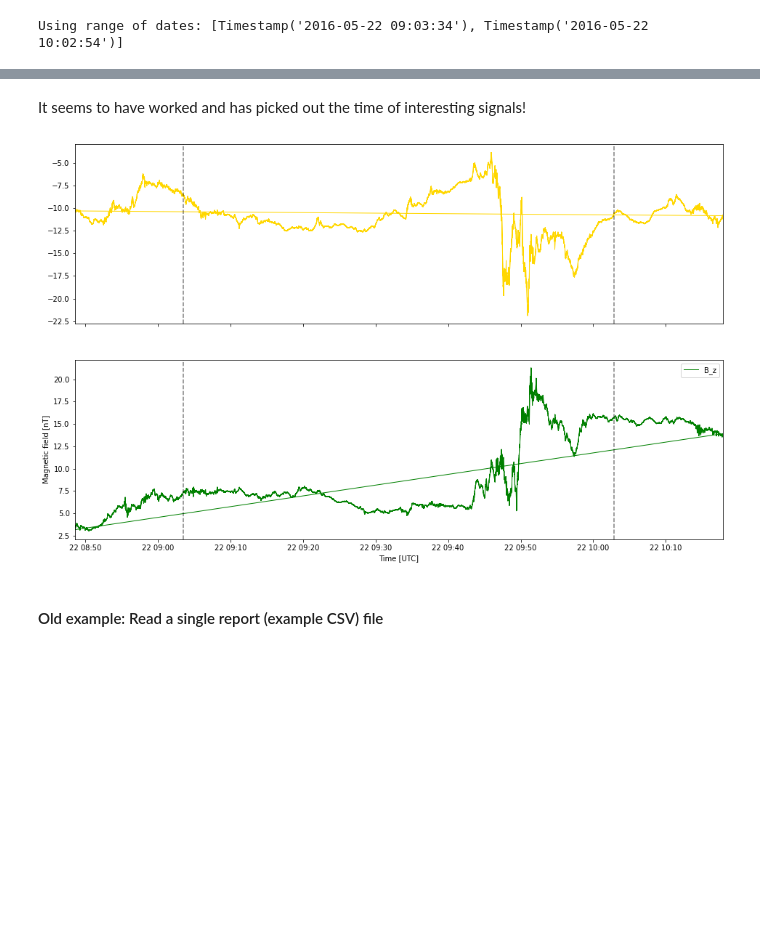
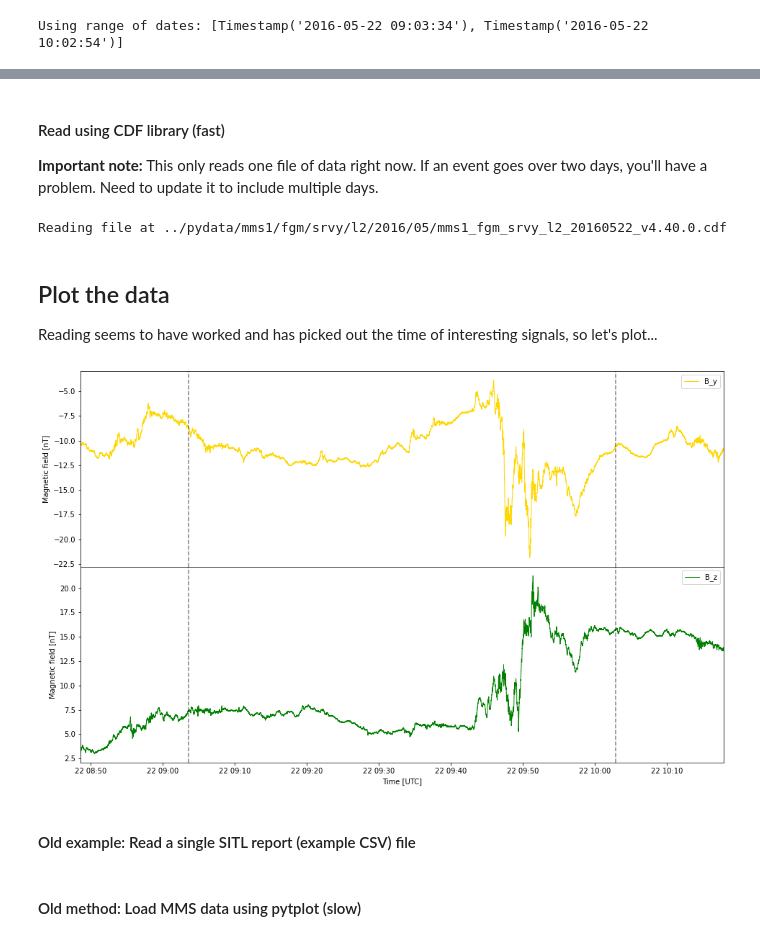
Before and after one commit to heliohackweek/mms_data_hunt, a Jupyter notebook: memes/example_sitl_read.ipynb, the cells around one changed output, grey strips where cells are left out. Saved outputs shown, nothing was run; the diff lists cells and outputs as text; code cells hidden in the pictures; blank space fills up the shorter version.

Commit message:
Changed MMS data read to CDFLIB rather than pytplot, goes much faster. Corrected errors in plot.

```diff
--- a/memes/example_sitl_read.ipynb
+++ b/memes/example_sitl_read.ipynb
@@ -175,26 +141,69 @@ inds = np.where(np.logical_and(t_utc > plt_tlims[0], t_utc < plt_tlims[1]))
+# %% [markdown]
+#### Read using CDF library (fast)
+
+**Important note:** This only reads one file of data right now. If an event goes over two days, you'll have a problem. Need to update it to include multiple days.
+# %%
+import cdflib
+
+local_data_dir = '../pydata'
+year_event, month_event = starttime.strftime('%Y'), starttime.strftime('%m')
+str_date_event = starttime.strftime('%Y%m%d')
+cdf_path = os.path.join(local_data_dir, 'mms1', 'fgm', 'srvy', 'l2', year_event, month_event,
+                        'mms1_fgm_srvy_l2_{}_v4.40.0.cdf'.format(str_date_event))
+print("Reading file at", cdf_path)
+
+if not os.path.exists(cdf_path):
+    raise Exception("File does not exist! Make sure to download it using the block above before continuing.")
+# %% [output]
+Reading file at ../pydata/mms1/fgm/srvy/l2/2016/05/mms1_fgm_srvy_l2_20160522_v4.40.0.cdf
+# %%
+# Read file:
+mms_data = cdflib.CDF(cdf_path)
+# Print CDF info, including variables:
+#mms_data.cdf_info()
+# %%
+mag_data = mms_data.varget('mms1_fgm_b_gsm_srvy_l2')
+
+# Extract data:
+B_x = mag_data[:,0]
+B_y = mag_data[:,1]
+B_z = mag_data[:,2]
+Bt = mag_data[:,3]
+
+t_utc = np.array([dt.datetime.utcfromtimestamp(x) for x in cdflib.cdfepoch.unixtime(mms_data['Epoch'][...])])
 # %% [markdown]
-It seems to have worked and has picked out the time of interesting signals!
+## Plot the data
+
+Reading seems to have worked and has picked out the time of interesting signals, so let's plot...
 # %%
+# convert to datetime axis
+plt_tlims = (starttime - dt.timedelta(minutes=15),
+             endtime + dt.timedelta(minutes=15))
+inds = np.where(np.logical_and(t_utc > plt_tlims[0], t_utc < plt_tlims[1]))
+
 #----------------------------------------------------------------------
 # plotting below
 #----------------------------------------------------------------------
 
 fig, (ax1, ax2) = plt.subplots(2, 1, figsize=(16,10), sharex=True)
 ax1.plot_date(t_utc[inds], B_y[inds], '-', lw=1, c='gold', label='B_y')
 ax2.plot_date(t_utc[inds], B_z[inds], '-', lw=1, c='green', label='B_z')
 ax1.axvline(test_event['Starttime'], ls='--', c='k', alpha=0.5)
 ax1.axvline(test_event['Endtime'], ls='--', c='k', alpha=0.5)
 ax2.axvline(test_event['Starttime'], ls='--', c='k', alpha=0.5)
 ax2.axvline(test_event['Endtime'], ls='--', c='k', alpha=0.5)
 ax2.set_xlim(plt_tlims)
+ax1.set_ylabel("Magnetic field [nT]")
 ax2.set_ylabel("Magnetic field [nT]")
 ax2.set_xlabel("Time [UTC]")
-plt.legend()
+ax1.legend()
+ax2.legend()
+plt.subplots_adjust(hspace=0.)
 plt.show()
 # %% [output]
-[figure, old version]
+[figure, new version]
 # %% [markdown]
-#### Old example: Read a single report (example CSV) file
+#### Old example: Read a single SITL report (example CSV) file
 # %%
 # Read an example CSV file
 sitl_df = pd.read_csv("../example/example_sitl_reports.csv", usecols=[0,1,2,3])
@@ -209,3 +218,5 @@ sitl_df['ENDTIME'] = pd.to_datetime(sitl_df['ENDTIME'], format=tformat_sitl)
 sitl_df = sitl_df.drop(columns='START TIME          - END TIME')
 
 sitl_df.head(15)
+# %% [markdown]
+#### Old method: Load MMS data using pytplot (slow)
```
Also changed, not shown: parts of 4 cells of this notebook.
